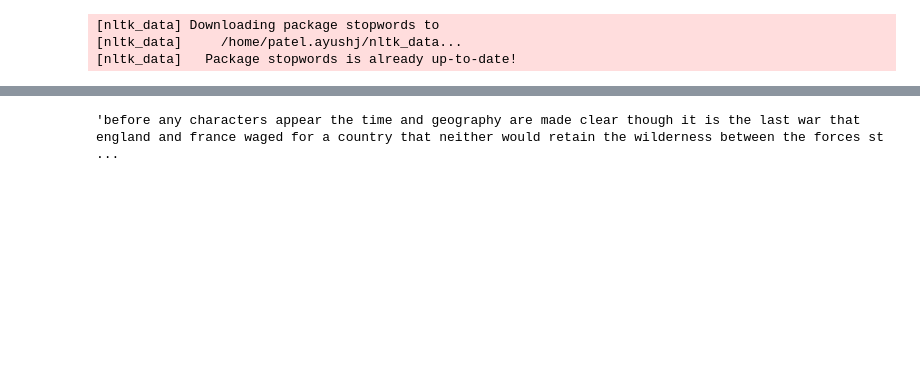
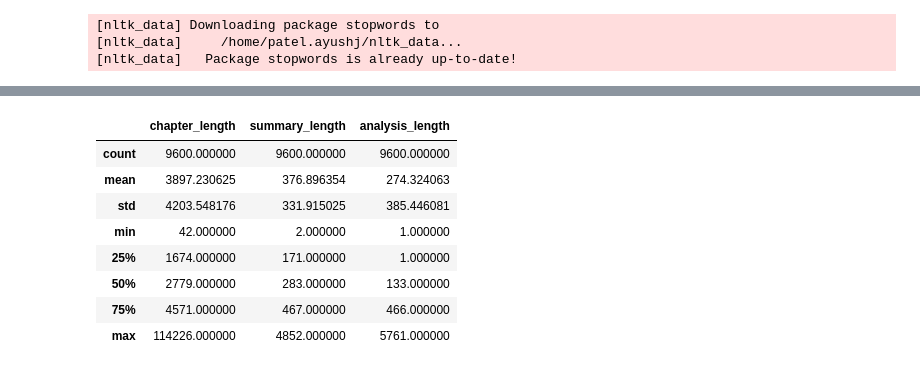
Before and after one commit to ronair212/LitArt, a Jupyter notebook: notebooks/Seq2Seq.ipynb, the cells around one changed output, grey strips where cells are left out. Saved outputs shown, nothing was run; the diff lists cells and outputs as text; code cells hidden in the pictures; blank space fills up the shorter version.

```diff
--- a/notebooks/Seq2Seq.ipynb
+++ b/notebooks/Seq2Seq.ipynb
@@ -96,7 +78,15 @@ validate_data['chapter'] = validate_data['chapter'].apply(lambda x: pre_processi
 
 test_data['summary_text'] = test_data['summary_text'].apply(lambda x: pre_processing(x))
 test_data['chapter'] = test_data['chapter'].apply(lambda x: pre_processing(x))
-# %%
-train_data['summary_text'][0]
-# %% [output]
-'before any characters appear the time and geography are made clear though it is the last war that england and france waged for a country that neither would retain the wilderness between the forces st ...
+# %%
+train_data.describe()
+# %% [output]
+|  | chapter_length | summary_length | analysis_length |
+| count | 9600.000000 | 9600.000000 | 9600.000000 |
+| mean | 3897.230625 | 376.896354 | 274.324063 |
+| std | 4203.548176 | 331.915025 | 385.446081 |
+| min | 42.000000 | 2.000000 | 1.000000 |
+| 25% | 1674.000000 | 171.000000 | 1.000000 |
+| 50% | 2779.000000 | 283.000000 | 133.000000 |
+| 75% | 4571.000000 | 467.000000 | 466.000000 |
+| max | 114226.000000 | 4852.000000 | 5761.000000 |
```
Also changed, not shown: parts of 22 cells of this notebook.
